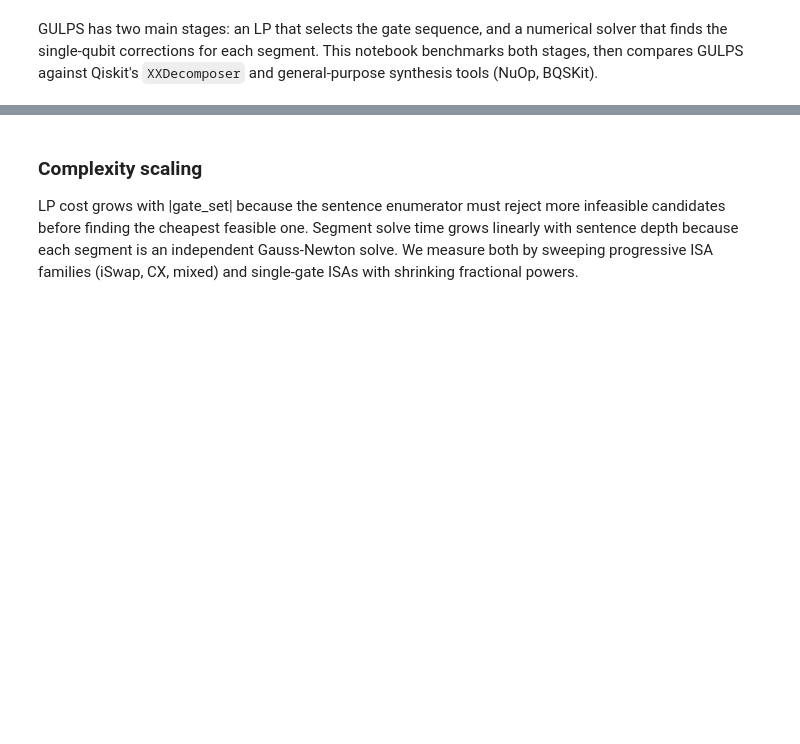
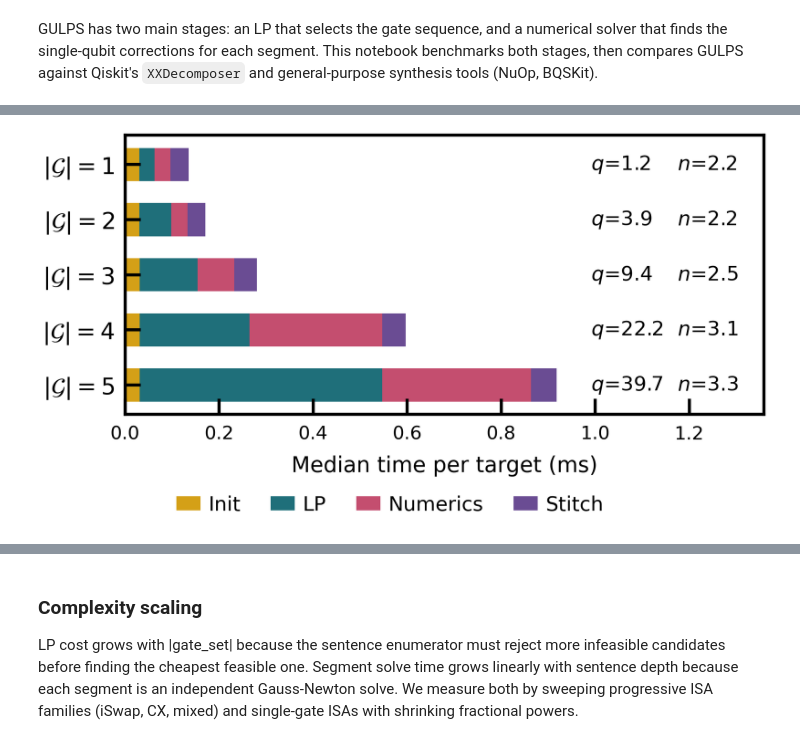
Before and after one commit to evmckinney9/gulps, a Jupyter notebook: src/notebooks/02_benchmarks.ipynb, the cells around one changed output, grey strips where cells are left out. Drawn from its saved outputs; the diff is of its cells as text; code cells hidden in the pictures; blank space fills up the shorter version.

```diff
--- a/src/notebooks/02_benchmarks.ipynb
+++ b/src/notebooks/02_benchmarks.ipynb
@@ -25,0 +91,80 @@ from gulps.comparisons.isa_library.benchmark_isas import (
+# %%
+%%mplfreeze stage_timing bd_results --outdir figs/
+# |G|=1..k top->bottom: reader watches LP fraction grow while numerics stays
+# nearly constant. init/stitch are added so the bar reflects the full
+# decomposition wall time (init+lp+num+stitch == total).
+# Palette is deliberately off the GULPS/BQSKit/NuOp/XX colors used elsewhere
+# in the paper (orange/green/blue/red): mustard / teal / rose / indigo.
+INIT_C = "#d4a017"  # mustard
+LP_C = "#1f6f7a"  # teal
+NUM_C = "#c44e6f"  # rose
+STITCH_C = "#6a4c93"  # indigo
+
+with plt.style.context(["lusca"]):
+    fig, ax = plt.subplots(figsize=(3.5, 1.9))
+    y = np.arange(len(bd_results))[::-1]
+    init_v = np.array([r["init_med_ms"] for r in bd_results])
+    lp_v = np.array([r["lp_med_ms"] for r in bd_results])
+    num_v = np.array([r["num_med_ms"] for r in bd_results])
+    stitch_v = np.array([r["stitch_med_ms"] for r in bd_results])
+    xmax = (init_v + lp_v + num_v + stitch_v).max()
+
+    bar_h = 0.6
+    h_init = ax.barh(y, init_v, bar_h, color=INIT_C, linewidth=0, label="Init")
+    h_lp = ax.barh(y, lp_v, bar_h, left=init_v, color=LP_C, linewidth=0, label="LP")
+    h_num = ax.barh(
+        y, num_v, bar_h, left=init_v + lp_v, color=NUM_C, linewidth=0, label="Numerics"
+    )
+    h_stitch = ax.barh(
+        y,
+        stitch_v,
+        bar_h,
+        left=init_v + lp_v + num_v,
+        color=STITCH_C,
+        linewidth=0,
+        label="Stitch",
+    )
+
+    # Right-hand column for (q, n) — fixed x-positions for tabular alignment
+    x_q = xmax * 1.08
+    x_n = xmax * 1.28
+    for yi, r in zip(y, bd_results):
+        ax.text(x_q, yi, f"$q$={r['q']:.1f}", va="center", ha="left", fontsize=6.5)
+        ax.text(x_n, yi, f"$n$={r['n']:.1f}", va="center", ha="left", fontsize=6.5)
+
+    ax.set_xlim(0, xmax * 1.48)
+    ax.set_yticks(y)
+    ax.set_yticklabels([r["label"] for r in bd_results], fontsize=7.5)
+    ax.set_xlabel("Median time per target (ms)", fontsize=7)
+    ax.tick_params(axis="x", labelsize=6)
+    ax.tick_params(axis="both", which="both", top=False, right=False)
+
+    # Figure-level legend with explicit space reservation: tight_layout()
+    # doesn't see external artists, so manual subplots_adjust is the
+    # predictable path for savefig/freeze export.
+    fig.legend(
+        handles=[h_init, h_lp, h_num, h_stitch],
+        loc="lower center",
+        ncol=4,
+        fontsize=6.5,
+        frameon=False,
+        handlelength=1.2,
+        columnspacing=1.5,
+        bbox_to_anchor=(0.5, 0.02),
+    )
+    fig.subplots_adjust(left=0.16, right=0.98, top=0.96, bottom=0.30)
+    plt.show()
+
+print(
+    f"\n{'ISA':<8s}  {'q':>5s}  {'n':>5s}  "
+    f"{'Init(ms)':>8s}  {'LP(ms)':>7s}  {'Num(ms)':>7s}  {'Stitch(ms)':>10s}"
+)
+print("-" * 64)
+for r in bd_results:
+    print(
+        f"{r['label']:<8s}  {r['q']:>5.2f}  {r['n']:>5.2f}  "
+        f"{r['init_med_ms']:>8.3f}  {r['lp_med_ms']:>7.3f}  "
+        f"{r['num_med_ms']:>7.3f}  {r['stitch_med_ms']:>10.3f}"
+    )
+# %% [output]
+[figure, added]
```
Also changed, not shown: parts of 12 cells of this notebook, 4 other files.
